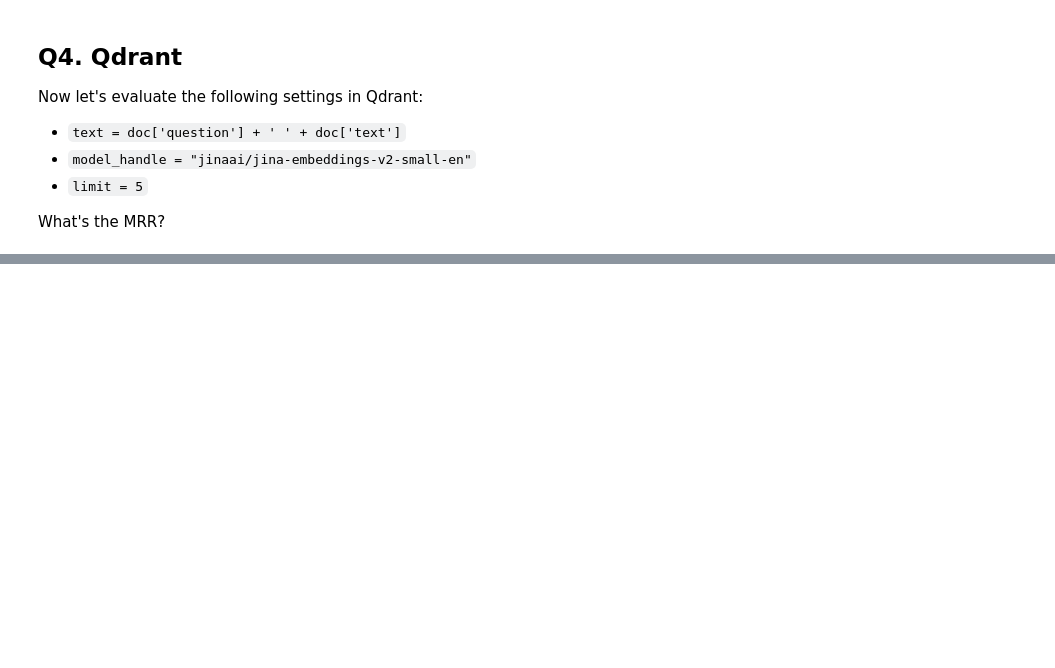
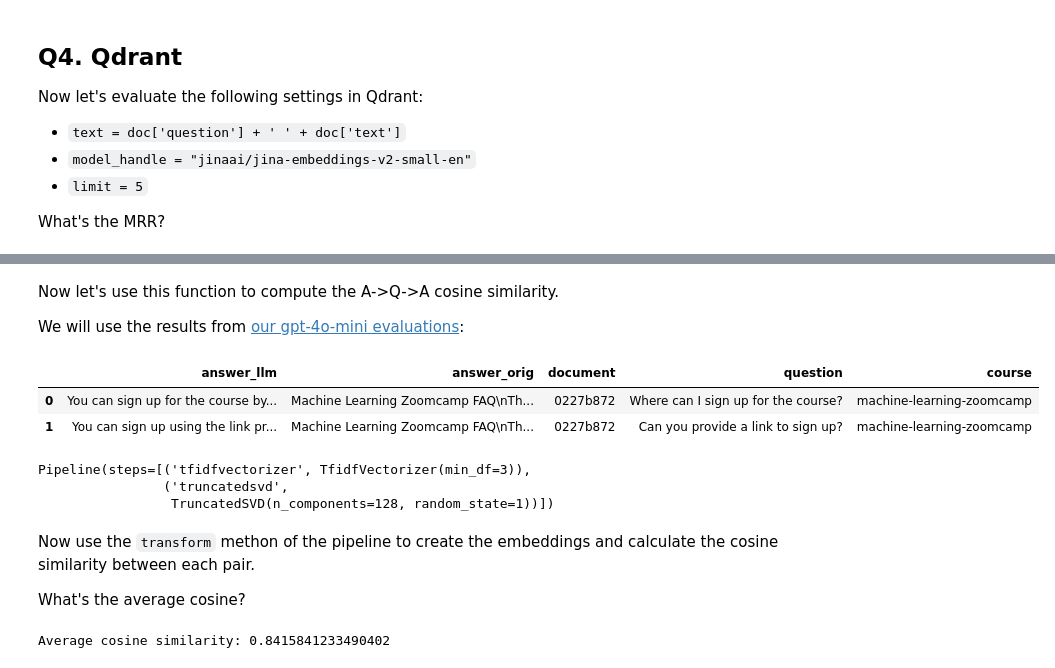
Before and after one commit to aidenerdogan/LLM-Zoomcamp, a Jupyter notebook: module3/homework_evaluation.ipynb, the cells around one changed output, grey strips where cells are left out. Cells and saved outputs as stored; diff of their text form; code cells hidden in the pictures; blank space fills up the shorter version.

```diff
--- a/module3/homework_evaluation.ipynb
+++ b/module3/homework_evaluation.ipynb
@@ -226,0 +289,18 @@ print(result)
+# %% [markdown]
+Now let's use this function to compute the
+A->Q->A cosine similarity.
+
+We will use the results from [our gpt-4o-mini evaluations](https://github.com/DataTalksClub/llm-zoomcamp/blob/main/03-evaluation/rag_evaluation/data/results-gpt4o-mini.csv):
+# %%
+# Load Results CSV
+import pandas as pd
+
+url_prefix = 'https://raw.githubusercontent.com/DataTalksClub/llm-zoomcamp/main/03-evaluation/'
+results_url = url_prefix + 'rag_evaluation/data/results-gpt4o-mini.csv'
+
+df_results = pd.read_csv(results_url)
+df_results.head(2)
+# %% [output]
+|  | answer_llm | answer_orig | document | question | course |
+| 0 | You can sign up for the course by... | Machine Learning Zoomcamp FAQ\nTh... | 0227b872 | Where can I sign up for the course? | machine-learning-zoomcamp |
+| 1 | You can sign up using the link pr... | Machine Learning Zoomcamp FAQ\nTh... | 0227b872 | Can you provide a link to sign up? | machine-learning-zoomcamp |
@@ -226,0 +317,30 @@ print(result)
+# %%
+# Fit the Pipeline
+pipeline.fit(
+    df_results["answer_llm"] + " " +
+    df_results["answer_orig"] + " " +
+    df_results["question"]
+)
+# %% [output]
+Pipeline(steps=[('tfidfvectorizer', TfidfVectorizer(min_df=3)),
+                ('truncatedsvd',
+                 TruncatedSVD(n_components=128, random_state=1))])
+# %% [markdown]
+Now use the `transform` methon of the pipeline to create the embeddings and calculate the cosine similarity between each
+pair.
+
+What's the average cosine?
+# %%
+# Compute Cosine Similarity for Each Row
+similarities = []
+
+for _, row in df_results.iterrows():
+    v_llm = pipeline.transform([row["answer_llm"]])[0]
+    v_orig = pipeline.transform([row["answer_orig"]])[0]
+    sim = cosine(v_llm, v_orig)
+    similarities.append(sim)
+
+average_cosine = np.mean(similarities)
+print("Average cosine similarity:", average_cosine)
+# %% [output]
+Average cosine similarity: 0.8415841233490402
```
Also changed, not shown: parts of 23 cells of this notebook, 1 other file.
